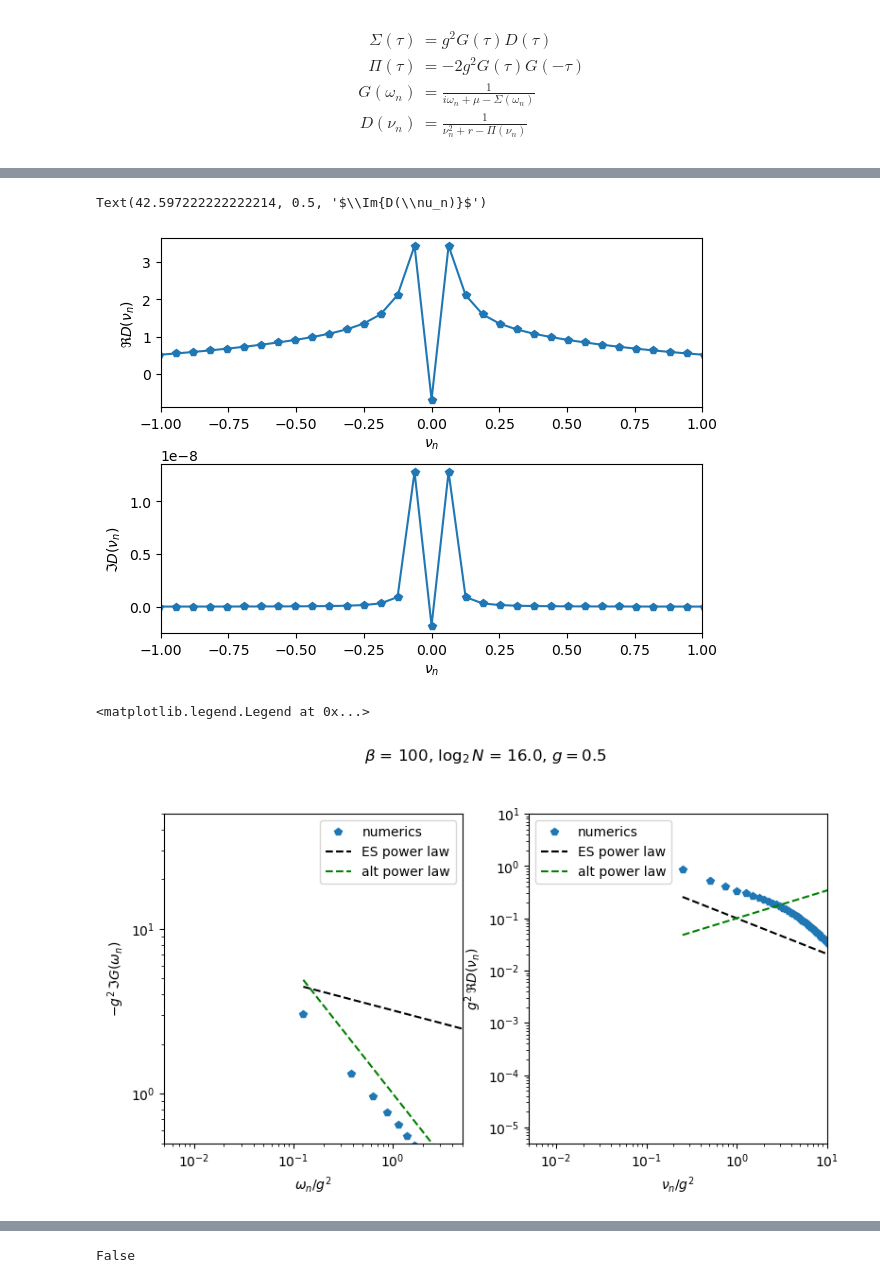
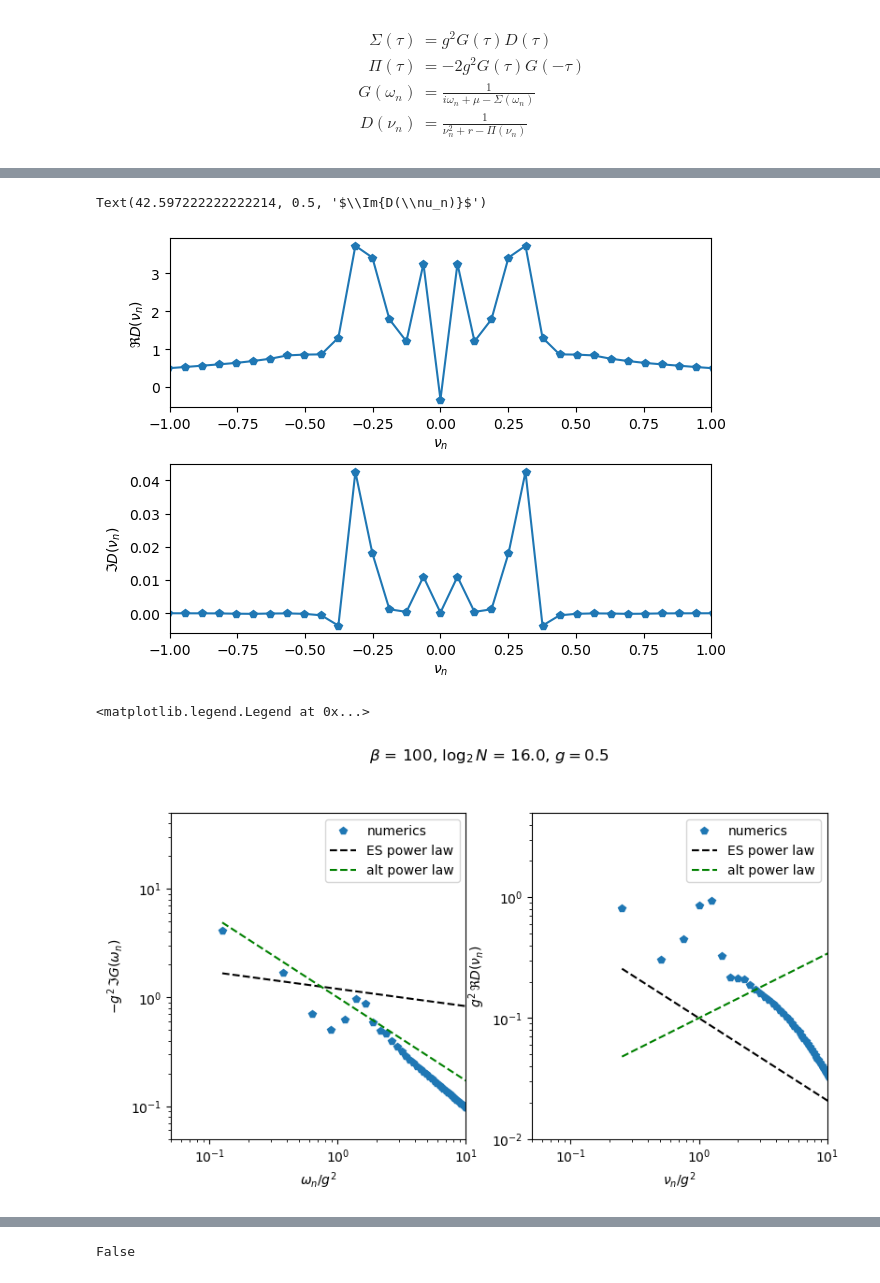
Before and after one commit to aravindhshankar/TwoSidedYSYK, a Jupyter notebook: Esterlis_SchmalianImagTime.ipynb, the cells around one changed output, grey strips where cells are left out. Cells and saved outputs as stored; diff of their text form; code cells hidden in the pictures.

```diff
--- a/Esterlis_SchmalianImagTime.ipynb
+++ b/Esterlis_SchmalianImagTime.ipynb
@@ -31,16 +31,18 @@ tau = (np.arange(Nbig) + 1./2) * beta/Nbig
 # %%
 Gfreetau = Freq2TimeF(1./(1j*omega + mu),Nbig,beta)
 Dfreetau = Freq2TimeB(1./(nu**2 + r),Nbig,beta)
-#Dtau = DfreeImagtau(tau,r,beta)
 delta = 0.420374134464041
 Gtau_powerlaw = -1.0*np.sign(tau)/np.abs(np.sin(np.pi*tau/beta)) ** (2*delta)
 Dtau_powerlaw =  1.0/np.abs(np.sin(np.pi*tau/beta)) ** (2 - 4*delta)
+
 #Gtau = Gfreetau
 #Dtau = Dfreetau
-Gtau = Freq2TimeF(GconfImag(omega,g,beta),Nbig,beta)
-Dtau = Freq2TimeB(DconfImag(nu,g,beta),Nbig,beta)
-#Gtau = Gtau_powerlaw * (-0.5/Gtau_powerlaw[0])
-#Dtau = Dtau_powerlaw * (DfreeImagtau(tau,r,beta)/Dtau_powerlaw[0])
+
+#Gtau = Freq2TimeF(GconfImag(omega,g,beta),Nbig,beta)
+#Dtau = Freq2TimeB(DconfImag(nu,g,beta),Nbig,beta)
+
+Gtau = Gtau_powerlaw * (-0.5/Gtau_powerlaw[0])
+Dtau = Dtau_powerlaw * (DfreeImagtau(tau,r,beta)/Dtau_powerlaw[0])
 
 itern = 0
 diff = 1.
@@ -51,7 +53,7 @@ xG = 0.5
 xD = 0.5
 
 while(diff>err):
-#while(itern<50):
+#while(itern<1):
     itern+=1
     diffold = 1.0*diff
     diffoldG = 1.0*diffG
@@ -69,8 +71,7 @@ while(diff>err):
     Sigmaomega = Time2FreqF(Sigmatau,Nbig,beta)
     Piomega =  Time2FreqB(Pitau,Nbig,beta)
 
-    if diffG>err:
-        Gomega = xG*(1./(1j*omega + mu - Sigmaomega)) + (1-xG)*oldGomega
+    Gomega = xG*(1./(1j*omega + mu - Sigmaomega)) + (1-xG)*oldGomega
     Domega = xD*(1./(nu**2 + r - Piomega)) + (1-xD)*oldDomega
     #Domega = Domega - np.imag(Domega)
 
@@ -133,46 +134,46 @@ ax2.set_xlabel(r'$\nu_n$')
 ax2.set_ylabel(r'$\Im{D(\nu_n)}$')
 # %% [output]
 Text(42.597222222222214, 0.5, '$\\Im{D(\\nu_n)}$')
-[figure, old version]
+[figure, new version]
 # %%
 start, stop = Nbig//2, Nbig-1
 startB = Nbig//2 + 1
 delta = 0.420374134464041
 alt_delta = 0.116902
-conf_fit_G = 3.2 * np.abs(omega/(g**2))**(2*delta - 1)
+conf_fit_G = 1.2 * np.abs(omega/(g**2))**(2*delta - 1)
 alt_conf_fit_G = 1.0 * np.abs(omega/(g**2))**(2*alt_delta - 1)
 conf_fit_D = 0.1 * np.abs(nu[startB:]/(g**2))**(1-4*delta)
 alt_conf_fit_D = 0.1 * np.abs(nu[startB:]/(g**2))**(1-4*alt_delta)
 fig,(ax1,ax2) = plt.subplots(1,2)
 fig.set_figwidth(8)
 titlestring = r'$\beta$ = ' + str(beta) + r', $\log_2{N}$ = ' + str(np.log2(Nbig)) + r', $g = $' + str(g)
 fig.suptitle(titlestring)
 fig.tight_layout(pad=2)
 
 ax1.loglog(omega[start:]/(g**2), -np.imag(Gomega[start:])*(g**2),'p',label = 'numerics')
 ax1.loglog(omega[start:]/(g**2), conf_fit_G[start:],'k--',label = 'ES power law')
 ax1.loglog(omega[start:]/(g**2), alt_conf_fit_G[start:],'g--', label = 'alt power law')
-ax1.set_xlim(5e-3,5)
-ax1.set_ylim(5e-1,50)
+ax1.set_xlim(5e-2,10)
+ax1.set_ylim(5e-2,50)
 ax1.set_xlabel(r'$\omega_n/g^2$')
 ax1.set_ylabel(r'$-g^2\,\Im{G(\omega_n)}$')
 ax1.legend()
 #titlestring1 = r'$\beta$ = ' + str(beta) + r'     $\log_2{N}$ = ' + str(np.log2(Nbig))
 #ax1.set_title(titlestring1)
 
 ax2.loglog(nu[startB:]/(g**2), np.real(Domega[startB:])*(g**2),'p',label='numerics')
 ax2.loglog(nu[startB:]/(g**2), conf_fit_D,'k--',label = 'ES power law')
 ax2.loglog(nu[startB:]/(g**2), alt_conf_fit_D,'g--', label = 'alt power law')
-ax2.set_xlim(5e-3,10)
-ax2.set_ylim(5e-6,10)
+ax2.set_xlim(5e-2,10)
+ax2.set_ylim(1e-2,5)
 ax2.set_xlabel(r'$\nu_n/g^2$')
 ax2.set_ylabel(r'$g^2\,\Re{D(\nu_n)}$',labelpad = None)
 ax2.legend()
 #titlestring2 = r'$\beta$ = ' + str(beta) + r'     $\log_2{N}$ = ' + str(np.log2(Nbig))
 #ax2.set_title(titlestring)
 # %% [output]
 <matplotlib.legend.Legend at 0x...>
-[figure, old version]
+[figure, new version]
 # %%
 Piomega[Nbig//2] * Domega[Nbig//2], Gomega[Nbig//2] * Sigmaomega[Nbig//2]
 # %% [output]
```
Also changed, not shown: parts of 3 cells of this notebook.
